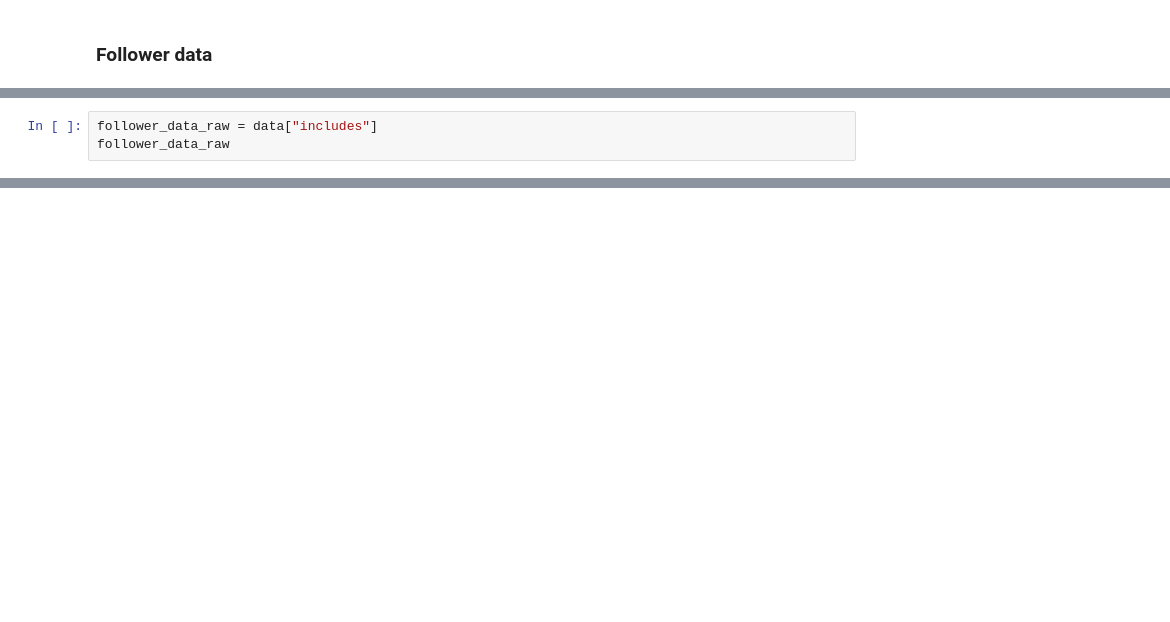
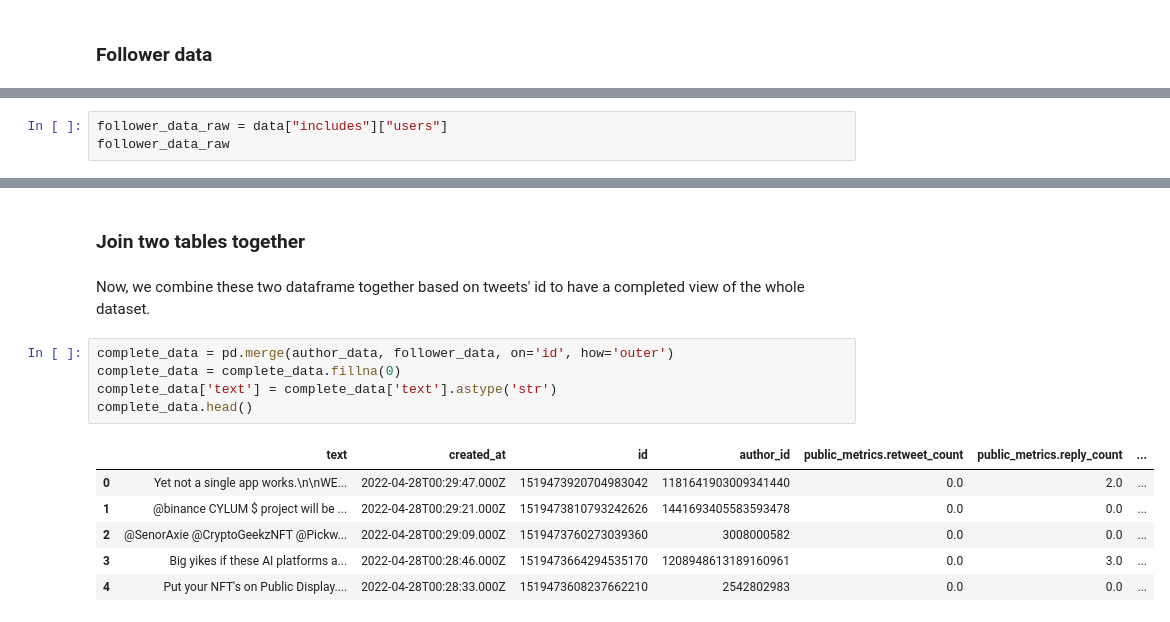
Before and after one commit to NicoleeC/BAD_CS294-196_FinalProject, a Jupyter notebook: Data_preprocessing.ipynb, the cells around one changed output, grey strips where cells are left out. Saved outputs shown, nothing was run; the diff lists cells and outputs as text; blank space fills up the shorter version.

```diff
--- a/Data_preprocessing.ipynb
+++ b/Data_preprocessing.ipynb
@@ -51,4 +77,4 @@ author_data.head()
 # %%
-follower_data_raw = data["includes"]
+follower_data_raw = data["includes"]["users"]
 follower_data_raw
 # %% [output]
@@ -103,0 +128,16 @@ follower_data
+# %% [markdown]
+### Join two tables together
+# %% [markdown]
+Now, we combine these two dataframe together based on tweets' id to have a completed view of the whole dataset.
+# %%
+complete_data = pd.merge(author_data, follower_data, on='id', how='outer')
+complete_data = complete_data.fillna(0)
+complete_data['text'] = complete_data['text'].astype('str')
+complete_data.head()
+# %% [output]
+|  | text | created_at | id | author_id | public_metrics.retweet_count | public_metrics.reply_count | ... |
+| 0 | Yet not a single app works.\n\nWE... | 2022-04-28T00:29:47.000Z | 1519473920704983042 | 1181641903009341440 | 0.0 | 2.0 | ... |
+| 1 | @binance CYLUM $ project will be ... | 2022-04-28T00:29:21.000Z | 1519473810793242626 | 1441693405583593478 | 0.0 | 0.0 | ... |
+| 2 | @SenorAxie @CryptoGeekzNFT @Pickw... | 2022-04-28T00:29:09.000Z | 1519473760273039360 | 3008000582 | 0.0 | 0.0 | ... |
+| 3 | Big yikes if these AI platforms a... | 2022-04-28T00:28:46.000Z | 1519473664294535170 | 1208948613189160961 | 0.0 | 3.0 | ... |
+| 4 | Put your NFT's on Public Display.... | 2022-04-28T00:28:33.000Z | 1519473608237662210 | 2542802983 | 0.0 | 0.0 | ... |
```
Also changed, not shown: parts of 26 cells of this notebook.
